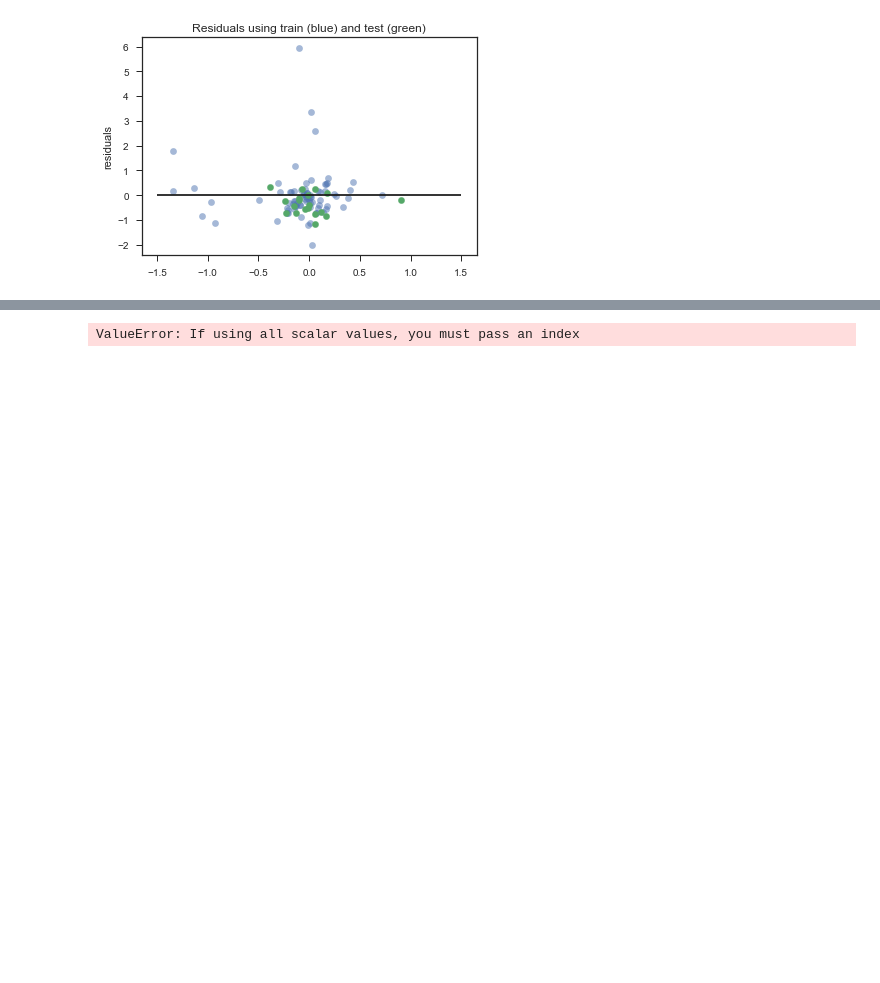
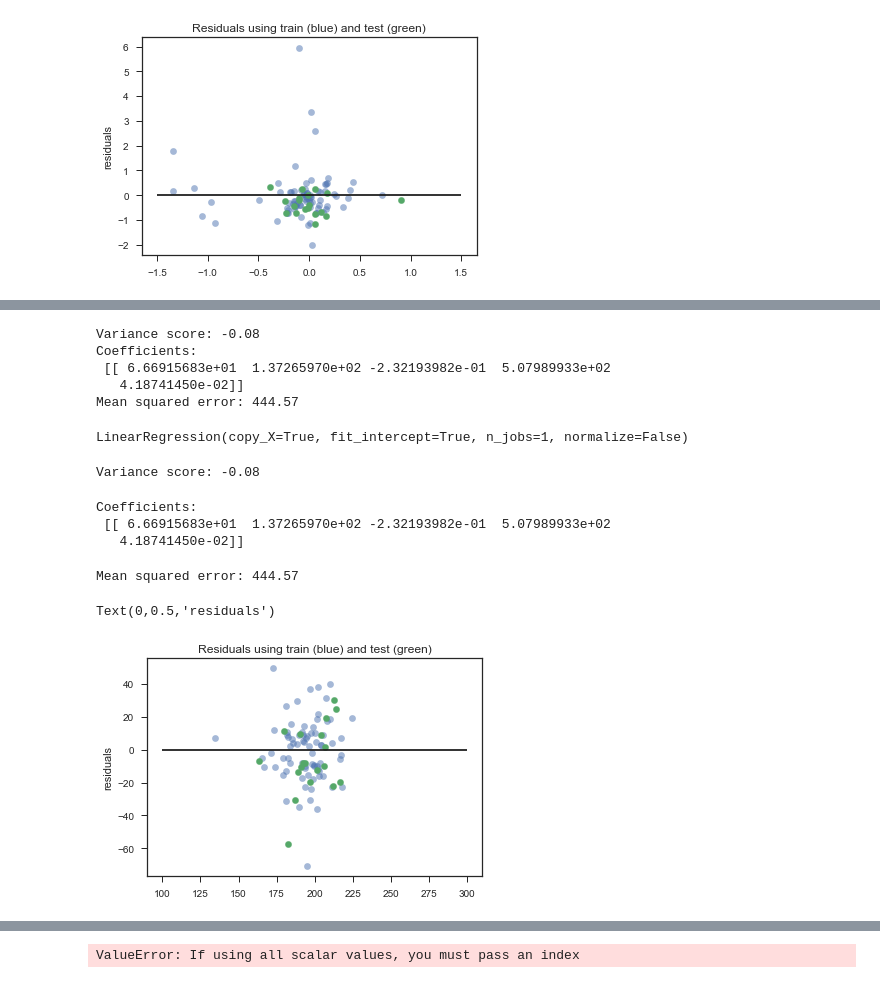
Before and after one commit to AriannaRigon/vanderbilt-aspire-data-essentials, a Jupyter notebook: ClassNotebook.ipynb, the cells around one changed output, grey strips where cells are left out. Cells and saved outputs as stored; diff of their text form; code cells hidden in the pictures; blank space fills up the shorter version.

```diff
--- a/ClassNotebook.ipynb
+++ b/ClassNotebook.ipynb
@@ -973,0 +1212,23 @@ Text(0,0.5,'residuals')
+# %%
+y = pop_and_cancer_newv [['age_adj_death_rate']]
+# %%
+x = pop_and_cancer_newv [['prop_uninsured', 'prop_physicallyinactive', 'prop_obese','prop_smokers', 'Air_Pollution_Part_Matter_Z-Score']]
+# %%
+x_train, x_test, y_train, y_test = train_test_split (x, y, test_size=.2, random_state=45)
+regr = linear_model.LinearRegression()
+regr.fit (x_train, y_train)
+y_pred = regr.predict(x_test)
+print ("Variance score: %.2f" % r2_score (y_test, y_pred))
+print ('Coefficients: \n', regr.coef_)
+print ("Mean squared error: %.2f" % mean_squared_error (y_test, y_pred))
+# %% [output]
+Variance score: -0.08
+Coefficients:
+ [[ 6.66915683e+01  1.37265970e+02 -2.32193982e-01  5.07989933e+02
+   4.18741450e-02]]
+Mean squared error: 444.57
+# %%
+regr = linear_model.LinearRegression()
+regr.fit (x_train, y_train)
+# %% [output]
+LinearRegression(copy_X=True, fit_intercept=True, n_jobs=1, normalize=False)
@@ -973,0 +1237,25 @@ Text(0,0.5,'residuals')
+# %%
+print ("Variance score: %.2f" % r2_score (y_test, y_pred))
+# %% [output]
+Variance score: -0.08
+# %%
+print ('Coefficients: \n', regr.coef_)
+# %% [output]
+Coefficients:
+ [[ 6.66915683e+01  1.37265970e+02 -2.32193982e-01  5.07989933e+02
+   4.18741450e-02]]
+# %%
+
+print ("Mean squared error: %.2f" % mean_squared_error (y_test, y_pred))
+# %% [output]
+Mean squared error: 444.57
+# %%
+
+plt.scatter(regr.predict(x_train), regr.predict(x_train) - y_train, c='b', s=40, alpha=0.5)
+plt.scatter(regr.predict(x_test), regr.predict(x_test) - y_test, c='g', s=40)
+plt.hlines(y=0, xmin=100, xmax=300)
+plt.title('Residuals using train (blue) and test (green)')
+plt.ylabel('residuals')
+# %% [output]
+Text(0,0.5,'residuals')
+[figure, added]
```
Also changed, not shown: parts of 51 cells of this notebook.
